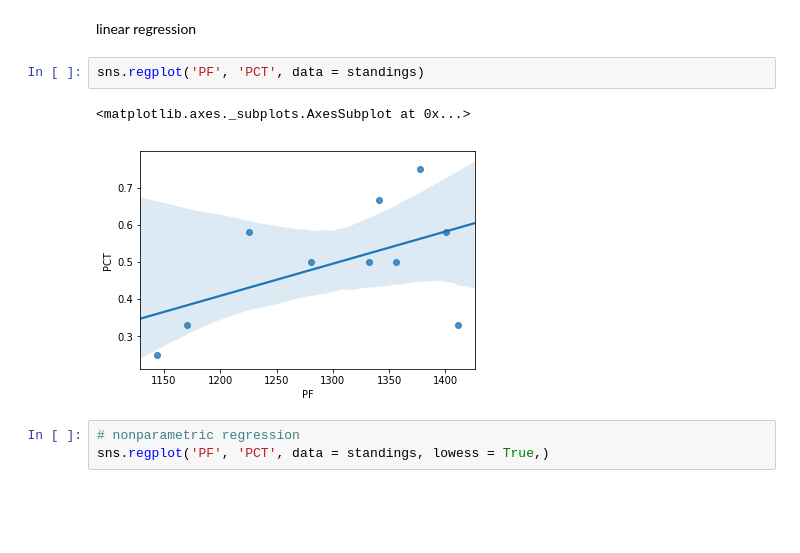
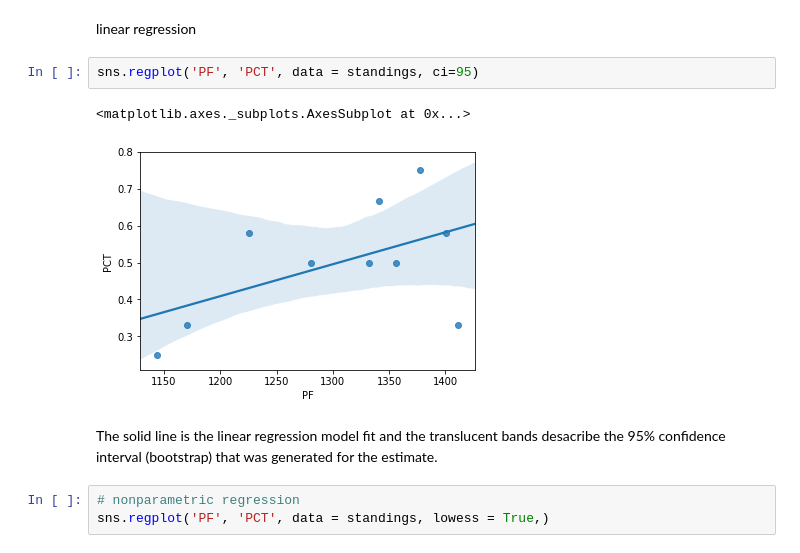
Before and after one commit to naivelogic/NFL-smarter-football, a Jupyter notebook: In Development/(dev) Fantasy Football Results.ipynb, the cells around one changed output. Cells and saved outputs as stored; diff of their text form; blank space fills up the shorter version.

```diff
--- a/In Development/(dev) Fantasy Football Results.ipynb
+++ b/In Development/(dev) Fantasy Football Results.ipynb
@@ -24,10 +27,12 @@ plt.scatter(x = 'PF', y = 'PA', data = standings)
 # %% [markdown]
 linear regression
 # %%
-sns.regplot('PF', 'PCT', data = standings)
+sns.regplot('PF', 'PCT', data = standings, ci=95)
 # %% [output]
 <matplotlib.axes._subplots.AxesSubplot at 0x...>
-[figure, old version]
+[figure, new version]
+# %% [markdown]
+The solid line is the linear regression model fit  and the translucent bands desacribe the 95% confidence interval (bootstrap) that was generated for the estimate.
 # %%
 # nonparametric regression
 sns.regplot('PF', 'PCT', data = standings, lowess = True,)
```
Also changed, not shown: parts of 2 cells of this notebook.
